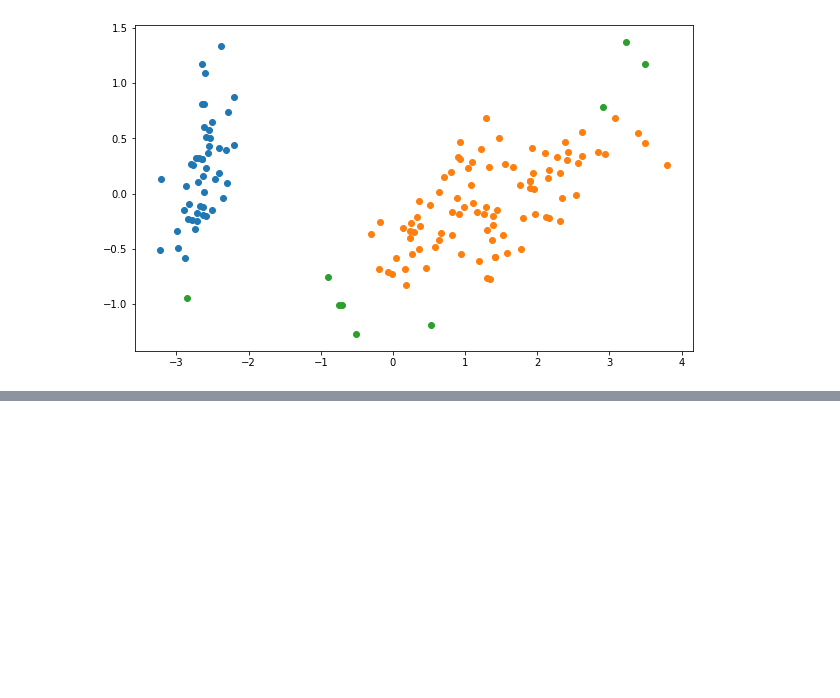
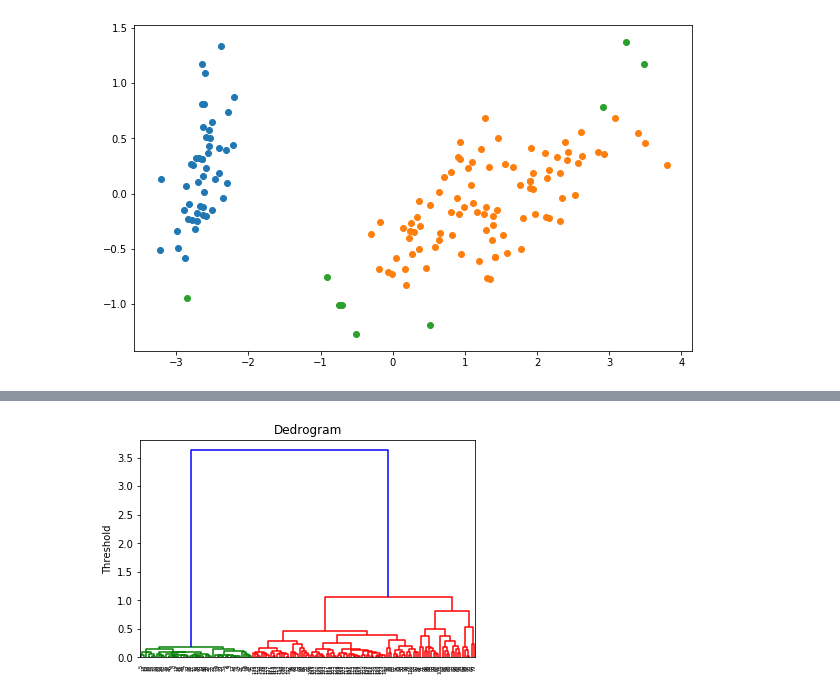
Before and after one commit to betashort/python, a Jupyter notebook: ML/Clustering.ipynb, the cells around one changed output, grey strips where cells are left out. Drawn from its saved outputs; the diff is of its cells as text; code cells hidden in the pictures; blank space fills up the shorter version.

```diff
--- a/ML/Clustering.ipynb
+++ b/ML/Clustering.ipynb
@@ -105,0 +106,22 @@ plt.show()
+# %%
+from scipy.cluster.hierarchy import linkage, dendrogram
+result1 = linkage(kPCA_X,
+                  metric = 'braycurtis',
+                  #metric = 'canberra',
+                  #metric = 'chebyshev',
+                  #metric = 'cityblock',
+                  #metric = 'correlation',
+                  #metric = 'cosine',
+                  #metric = 'euclidean',
+                  #metric = 'hamming',
+                  #metric = 'jaccard',
+                  #method= 'single')
+                  method = 'average')
+                  #method= 'complete')
+                  #method='weighted')
+dendrogram(result1)
+plt.title("Dedrogram")
+plt.ylabel("Threshold")
+plt.show()
+# %% [output]
+[figure, added]
```
Also changed, not shown: parts of 3 cells of this notebook, 7 other files.
